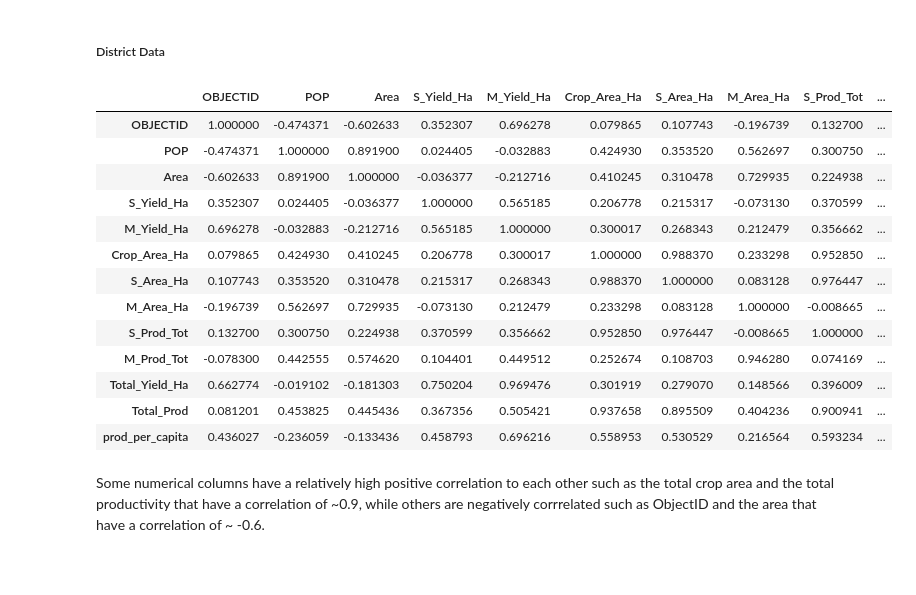
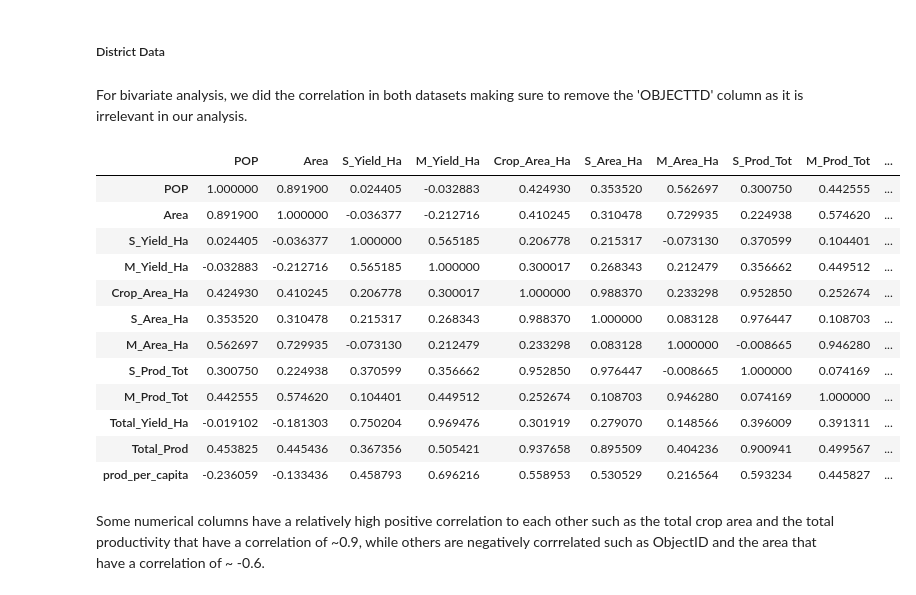
Before and after one commit to Jimmy-ai1/Karamoja-2017-Crop-Season-Analysis, a Jupyter notebook: 2017_Karamoja_Crop_Season_Analysis.ipynb, the cells around one changed output. Saved outputs shown, nothing was run; the diff lists cells and outputs as text; code cells hidden in the pictures; blank space fills up the shorter version.

```diff
--- a/2017_Karamoja_Crop_Season_Analysis.ipynb
+++ b/2017_Karamoja_Crop_Season_Analysis.ipynb
@@ -343,24 +343,28 @@ plt.title('Boxplot showing the Distribution of values in the Numerical Columns')
 #### Bivariate Analysis
 # %% [markdown]
 ##### District Data
+# %% [markdown]
+For bivariate analysis, we did the correlation in both datasets making sure to remove the 'OBJECTTD' column as it is irrelevant in our analysis.
 # %%
 # Finding the correlation of each column to each other
-district.corr(numeric_only=True)
+dist_corr = district.corr(numeric_only=True)
+dist_corr.drop("OBJECTID", axis=0, inplace=True)
+dist_corr.drop("OBJECTID", axis=1, inplace=True)
+dist_corr
 # %% [output]
-|  | OBJECTID | POP | Area | S_Yield_Ha | M_Yield_Ha | Crop_Area_Ha | S_Area_Ha | M_Area_Ha | S_Prod_Tot | ... |
-| OBJECTID | 1.000000 | -0.474371 | -0.602633 | 0.352307 | 0.696278 | 0.079865 | 0.107743 | -0.196739 | 0.132700 | ... |
-| POP | -0.474371 | 1.000000 | 0.891900 | 0.024405 | -0.032883 | 0.424930 | 0.353520 | 0.562697 | 0.300750 | ... |
-| Area | -0.602633 | 0.891900 | 1.000000 | -0.036377 | -0.212716 | 0.410245 | 0.310478 | 0.729935 | 0.224938 | ... |
-| S_Yield_Ha | 0.352307 | 0.024405 | -0.036377 | 1.000000 | 0.565185 | 0.206778 | 0.215317 | -0.073130 | 0.370599 | ... |
-| M_Yield_Ha | 0.696278 | -0.032883 | -0.212716 | 0.565185 | 1.000000 | 0.300017 | 0.268343 | 0.212479 | 0.356662 | ... |
-| Crop_Area_Ha | 0.079865 | 0.424930 | 0.410245 | 0.206778 | 0.300017 | 1.000000 | 0.988370 | 0.233298 | 0.952850 | ... |
-| S_Area_Ha | 0.107743 | 0.353520 | 0.310478 | 0.215317 | 0.268343 | 0.988370 | 1.000000 | 0.083128 | 0.976447 | ... |
-| M_Area_Ha | -0.196739 | 0.562697 | 0.729935 | -0.073130 | 0.212479 | 0.233298 | 0.083128 | 1.000000 | -0.008665 | ... |
-| S_Prod_Tot | 0.132700 | 0.300750 | 0.224938 | 0.370599 | 0.356662 | 0.952850 | 0.976447 | -0.008665 | 1.000000 | ... |
-| M_Prod_Tot | -0.078300 | 0.442555 | 0.574620 | 0.104401 | 0.449512 | 0.252674 | 0.108703 | 0.946280 | 0.074169 | ... |
-| Total_Yield_Ha | 0.662774 | -0.019102 | -0.181303 | 0.750204 | 0.969476 | 0.301919 | 0.279070 | 0.148566 | 0.396009 | ... |
-| Total_Prod | 0.081201 | 0.453825 | 0.445436 | 0.367356 | 0.505421 | 0.937658 | 0.895509 | 0.404236 | 0.900941 | ... |
-| prod_per_capita | 0.436027 | -0.236059 | -0.133436 | 0.458793 | 0.696216 | 0.558953 | 0.530529 | 0.216564 | 0.593234 | ... |
+|  | POP | Area | S_Yield_Ha | M_Yield_Ha | Crop_Area_Ha | S_Area_Ha | M_Area_Ha | S_Prod_Tot | M_Prod_Tot | ... |
+| POP | 1.000000 | 0.891900 | 0.024405 | -0.032883 | 0.424930 | 0.353520 | 0.562697 | 0.300750 | 0.442555 | ... |
+| Area | 0.891900 | 1.000000 | -0.036377 | -0.212716 | 0.410245 | 0.310478 | 0.729935 | 0.224938 | 0.574620 | ... |
+| S_Yield_Ha | 0.024405 | -0.036377 | 1.000000 | 0.565185 | 0.206778 | 0.215317 | -0.073130 | 0.370599 | 0.104401 | ... |
+| M_Yield_Ha | -0.032883 | -0.212716 | 0.565185 | 1.000000 | 0.300017 | 0.268343 | 0.212479 | 0.356662 | 0.449512 | ... |
+| Crop_Area_Ha | 0.424930 | 0.410245 | 0.206778 | 0.300017 | 1.000000 | 0.988370 | 0.233298 | 0.952850 | 0.252674 | ... |
+| S_Area_Ha | 0.353520 | 0.310478 | 0.215317 | 0.268343 | 0.988370 | 1.000000 | 0.083128 | 0.976447 | 0.108703 | ... |
+| M_Area_Ha | 0.562697 | 0.729935 | -0.073130 | 0.212479 | 0.233298 | 0.083128 | 1.000000 | -0.008665 | 0.946280 | ... |
+| S_Prod_Tot | 0.300750 | 0.224938 | 0.370599 | 0.356662 | 0.952850 | 0.976447 | -0.008665 | 1.000000 | 0.074169 | ... |
+| M_Prod_Tot | 0.442555 | 0.574620 | 0.104401 | 0.449512 | 0.252674 | 0.108703 | 0.946280 | 0.074169 | 1.000000 | ... |
+| Total_Yield_Ha | -0.019102 | -0.181303 | 0.750204 | 0.969476 | 0.301919 | 0.279070 | 0.148566 | 0.396009 | 0.391311 | ... |
+| Total_Prod | 0.453825 | 0.445436 | 0.367356 | 0.505421 | 0.937658 | 0.895509 | 0.404236 | 0.900941 | 0.499567 | ... |
+| prod_per_capita | -0.236059 | -0.133436 | 0.458793 | 0.696216 | 0.558953 | 0.530529 | 0.216564 | 0.593234 | 0.445827 | ... |
 # %% [markdown]
 Some numerical columns have a relatively high positive correlation to each other such as the total crop area and the total productivity that have a correlation of ~0.9, while others are negatively corrrelated such as ObjectID and the area that have a correlation of ~ -0.6.
 # %%
```
Also changed, not shown: parts of 3 cells of this notebook.
